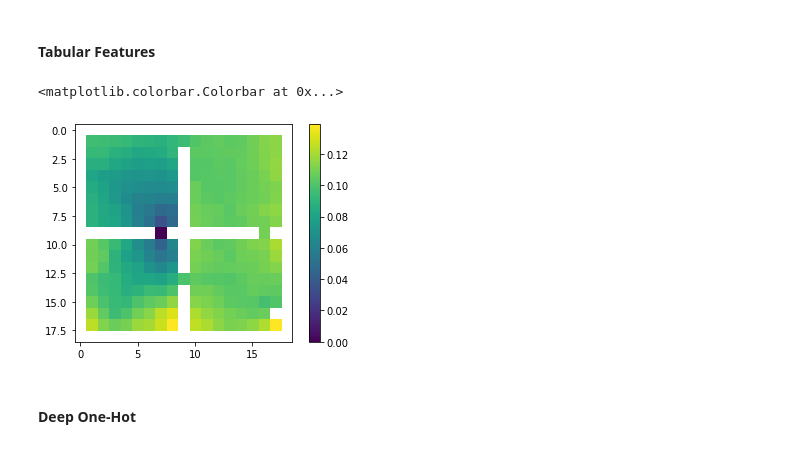
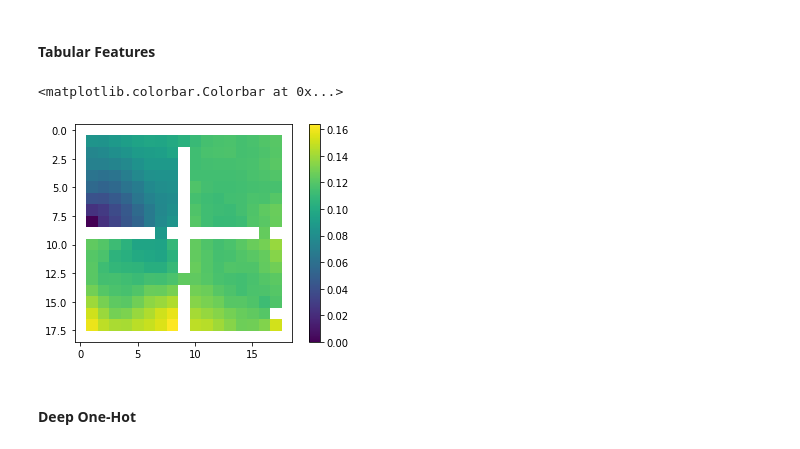
Before and after one commit to 2016choang/sfl, a Jupyter notebook: playground/DSR-exploration.ipynb, the cells around one changed output. Cells and saved outputs as stored; diff of their text form; code cells hidden in the pictures.

```diff
--- a/playground/DSR-exploration.ipynb
+++ b/playground/DSR-exploration.ipynb
@@ -193,12 +193,12 @@ sr = sr.mean(dim=0)
 sr = normalize_sr(sr)
 sr = sr.reshape(GRID_SIZE, GRID_SIZE, FEATURE_SIZE)
 # %%
-sr_heatmap = generate_dsr_grid(sr, (7, 9))
+sr_heatmap = generate_dsr_grid(sr, (1, 8))
 plt.imshow(sr_heatmap)
 plt.colorbar()
 # %% [output]
 <matplotlib.colorbar.Colorbar at 0x...>
-[figure, old version]
+[figure, new version]
 # %% [markdown]
 #### Deep One-Hot
 # %%
```
Also changed, not shown: parts of 15 cells of this notebook.
